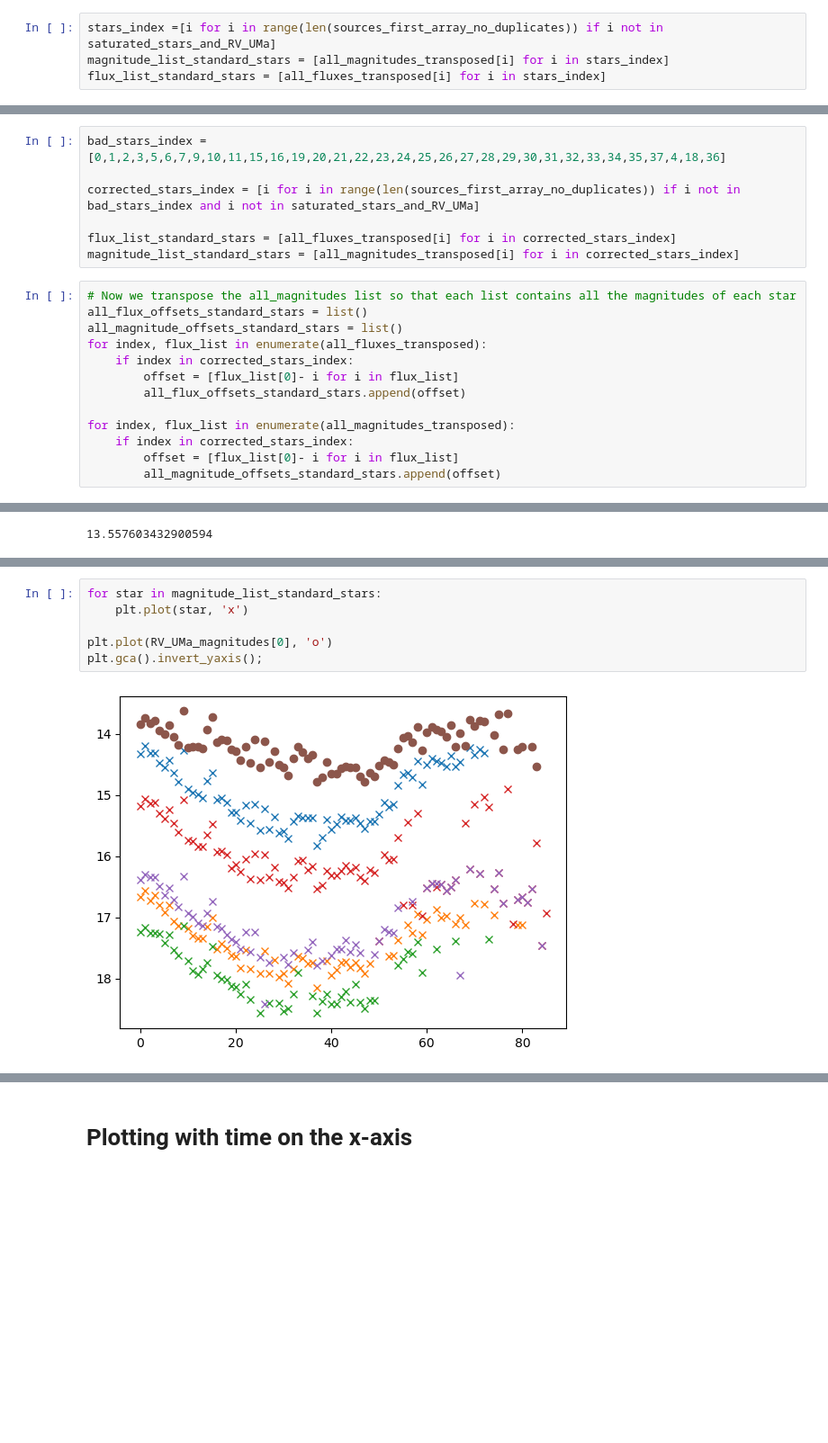
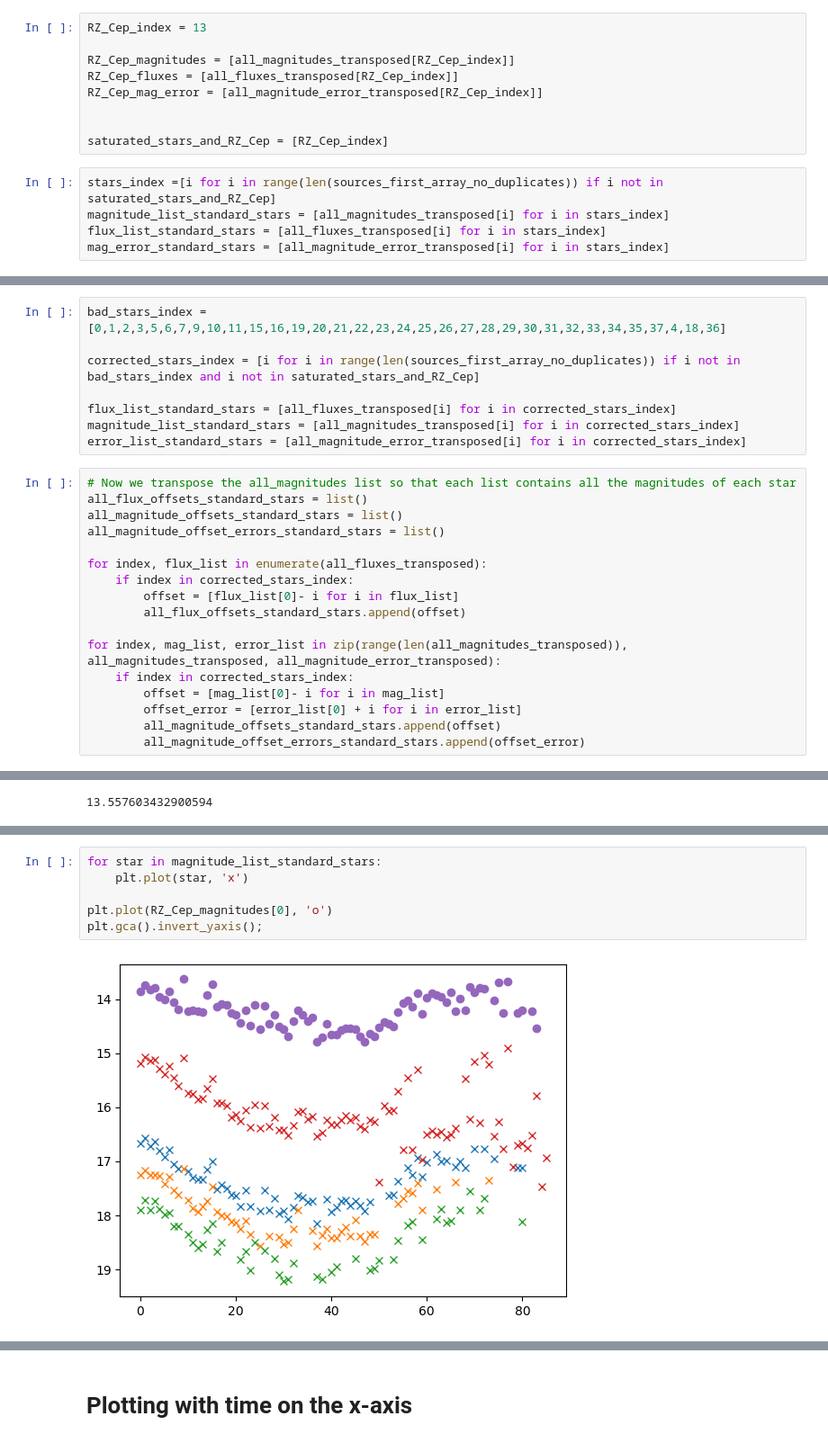
Before and after one commit to npi2015/Mphys-project, a Jupyter notebook: Notebooks/RZ_Cep_Green.ipynb, the cells around one changed output, grey strips where cells are left out. Shown at 90% size. Cells and saved outputs as stored; diff of their text form; blank space fills up the shorter version.

Commit message:
Finished RZ Cep error propagation

```diff
--- a/Notebooks/RZ_Cep_Green.ipynb
+++ b/Notebooks/RZ_Cep_Green.ipynb
@@ -354,7 +353,17 @@ saturated_stars_and_RV_UMa = [RV_UMa_index]
+# %%
+RZ_Cep_index = 13
+
+RZ_Cep_magnitudes = [all_magnitudes_transposed[RZ_Cep_index]]
+RZ_Cep_fluxes = [all_fluxes_transposed[RZ_Cep_index]]
+RZ_Cep_mag_error = [all_magnitude_error_transposed[RZ_Cep_index]]
+
+
+saturated_stars_and_RZ_Cep = [RZ_Cep_index]
 # %%
-stars_index =[i for i in range(len(sources_first_array_no_duplicates)) if i not in saturated_stars_and_RV_UMa]
+stars_index =[i for i in range(len(sources_first_array_no_duplicates)) if i not in saturated_stars_and_RZ_Cep]
 magnitude_list_standard_stars = [all_magnitudes_transposed[i] for i in stars_index]
 flux_list_standard_stars = [all_fluxes_transposed[i] for i in stars_index]
+mag_error_standard_stars = [all_magnitude_error_transposed[i] for i in stars_index]
 # %%
 for index, lst in enumerate(magnitude_list_standard_stars):
     plt.plot(lst, 'x')
@@ -381,23 +390,28 @@ for index, lst in enumerate(magnitude_list_standard_stars):
 # %%
 bad_stars_index = [0,1,2,3,5,6,7,9,10,11,15,16,19,20,21,22,23,24,25,26,27,28,29,30,31,32,33,34,35,37,4,18,36]
 
-corrected_stars_index = [i for i in range(len(sources_first_array_no_duplicates)) if i not in bad_stars_index and i not in saturated_stars_and_RV_UMa]
+corrected_stars_index = [i for i in range(len(sources_first_array_no_duplicates)) if i not in bad_stars_index and i not in saturated_stars_and_RZ_Cep]
 
 flux_list_standard_stars = [all_fluxes_transposed[i] for i in corrected_stars_index]
 magnitude_list_standard_stars = [all_magnitudes_transposed[i] for i in corrected_stars_index]
+error_list_standard_stars = [all_magnitude_error_transposed[i] for i in corrected_stars_index]
 # %%
 # Now we transpose the all_magnitudes list so that each list contains all the magnitudes of each star
 all_flux_offsets_standard_stars = list()
 all_magnitude_offsets_standard_stars = list()
+all_magnitude_offset_errors_standard_stars = list()
+
 for index, flux_list in enumerate(all_fluxes_transposed):
     if index in corrected_stars_index:
         offset = [flux_list[0]- i for i in flux_list]
         all_flux_offsets_standard_stars.append(offset)
 
-for index, flux_list in enumerate(all_magnitudes_transposed):
+for index, mag_list, error_list in zip(range(len(all_magnitudes_transposed)), all_magnitudes_transposed, all_magnitude_error_transposed):
     if index in corrected_stars_index:
-        offset = [flux_list[0]- i for i in flux_list]
+        offset = [mag_list[0]- i for i in mag_list]
+        offset_error = [error_list[0] + i for i in error_list]
         all_magnitude_offsets_standard_stars.append(offset)
+        all_magnitude_offset_errors_standard_stars.append(offset_error)
 # %%
 mean_magnitude_offsets = np.nanmean(all_magnitude_offsets_standard_stars, axis = 0)
 mean_flux_offsets = np.nanmean(all_flux_offsets_standard_stars, axis = 0)
@@ -471,11 +492,11 @@ Corrected RV UMa
 # %%
 for star in magnitude_list_standard_stars:
     plt.plot(star, 'x')
 
-plt.plot(RV_UMa_magnitudes[0], 'o')
+plt.plot(RZ_Cep_magnitudes[0], 'o')
 plt.gca().invert_yaxis();
 # %% [output]
-[figure, old version]
+[figure, new version]
 # %%
 print('Not corrected magnitudes')
 print(np.mean(np.nanstd(magnitude_list_standard_stars, axis = 1)))
```
Also changed, not shown: parts of 19 cells of this notebook, 10 other files.
